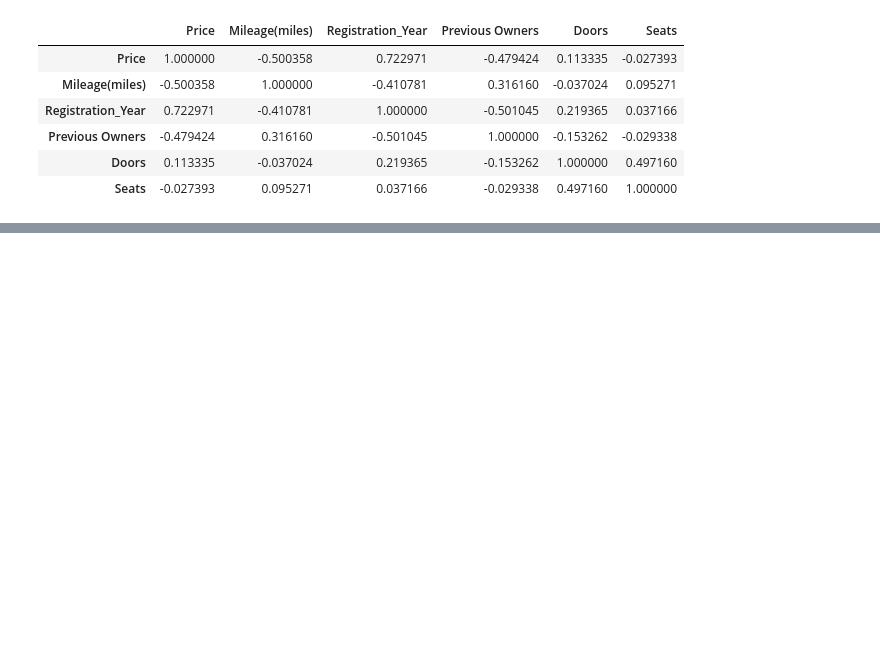
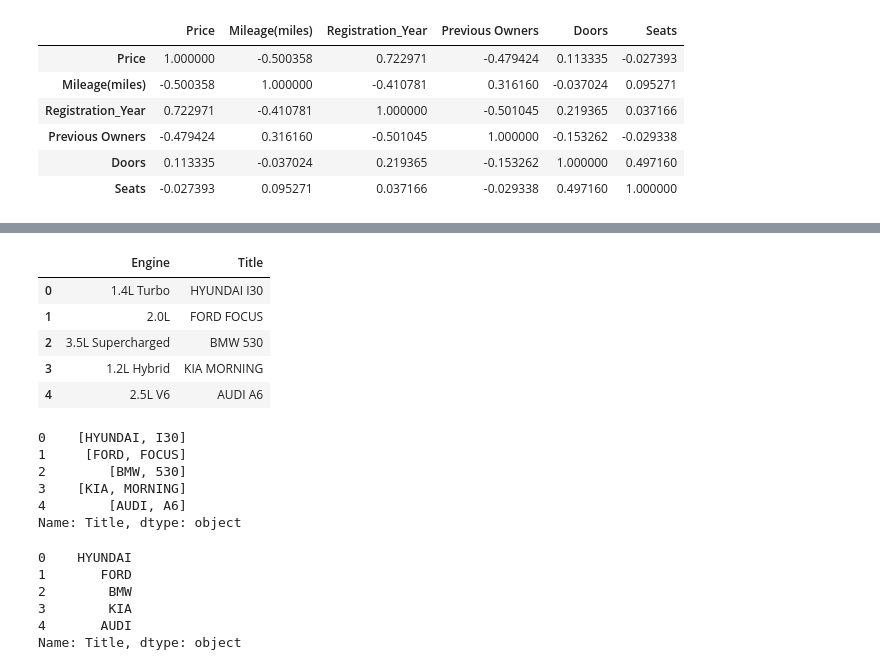
Before and after one commit to MJ-GINI/first-repository, a Jupyter notebook: 2025-10-15_DataTransformation/2025-10-16_DataTransformation_Quest_UsedCar.ipynb, the cells around one changed output, grey strips where cells are left out. Saved outputs shown, nothing was run; the diff lists cells and outputs as text; code cells hidden in the pictures; blank space fills up the shorter version.

```diff
--- a/2025-10-15_DataTransformation/2025-10-16_DataTransformation_Quest_UsedCar.ipynb
+++ b/2025-10-15_DataTransformation/2025-10-16_DataTransformation_Quest_UsedCar.ipynb
@@ -1216,0 +1258,29 @@ bonus_df.corr()
+# %%
+df_carpr['Title'] = df_carpr['Title'].str.upper()
+# %%
+df_carpr
+# %% [output]
+|  | Engine | Title |
+| 0 | 1.4L Turbo | HYUNDAI I30 |
+| 1 | 2.0L | FORD FOCUS |
+| 2 | 3.5L Supercharged | BMW 530 |
+| 3 | 1.2L Hybrid | KIA MORNING |
+| 4 | 2.5L V6 | AUDI A6 |
+# %%
+df_carpr['Title'].str.split()
+# %% [output]
+0    [HYUNDAI, I30]
+1     [FORD, FOCUS]
+2        [BMW, 530]
+3    [KIA, MORNING]
+4        [AUDI, A6]
+Name: Title, dtype: object
+# %%
+df_carpr['Title'].str.split().str[0]
+# %% [output]
+0    HYUNDAI
+1       FORD
+2        BMW
+3        KIA
+4       AUDI
+Name: Title, dtype: object
```
Also changed, not shown: parts of 8 cells of this notebook, 12 other files.
